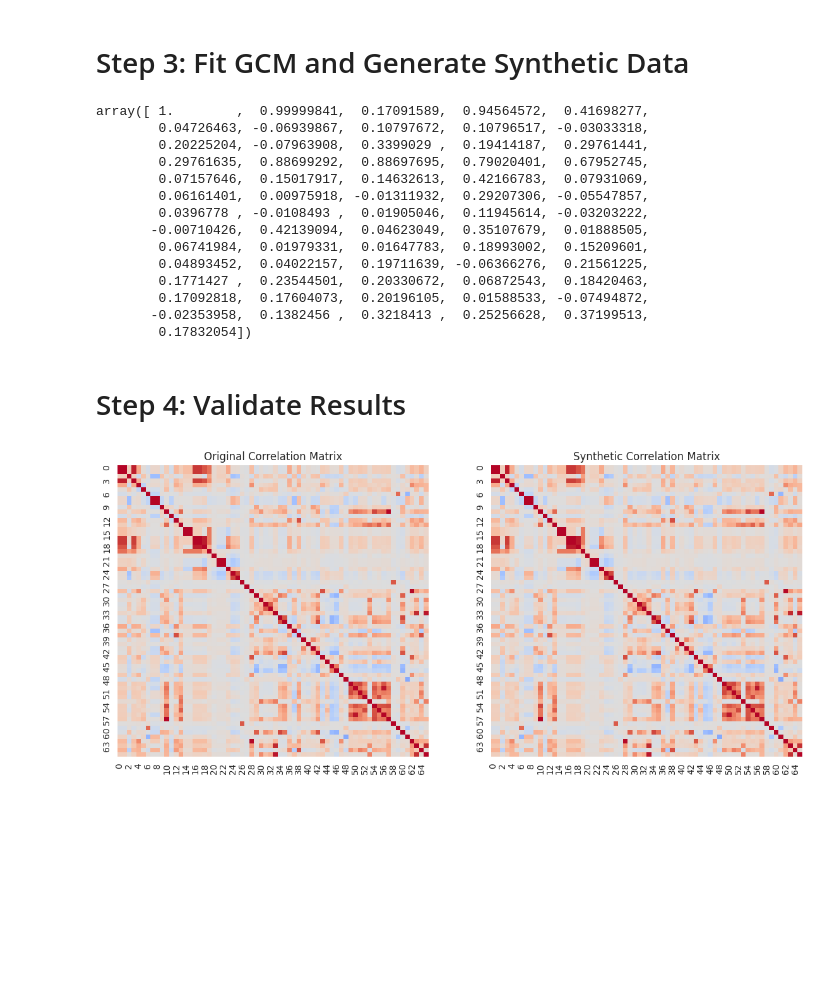
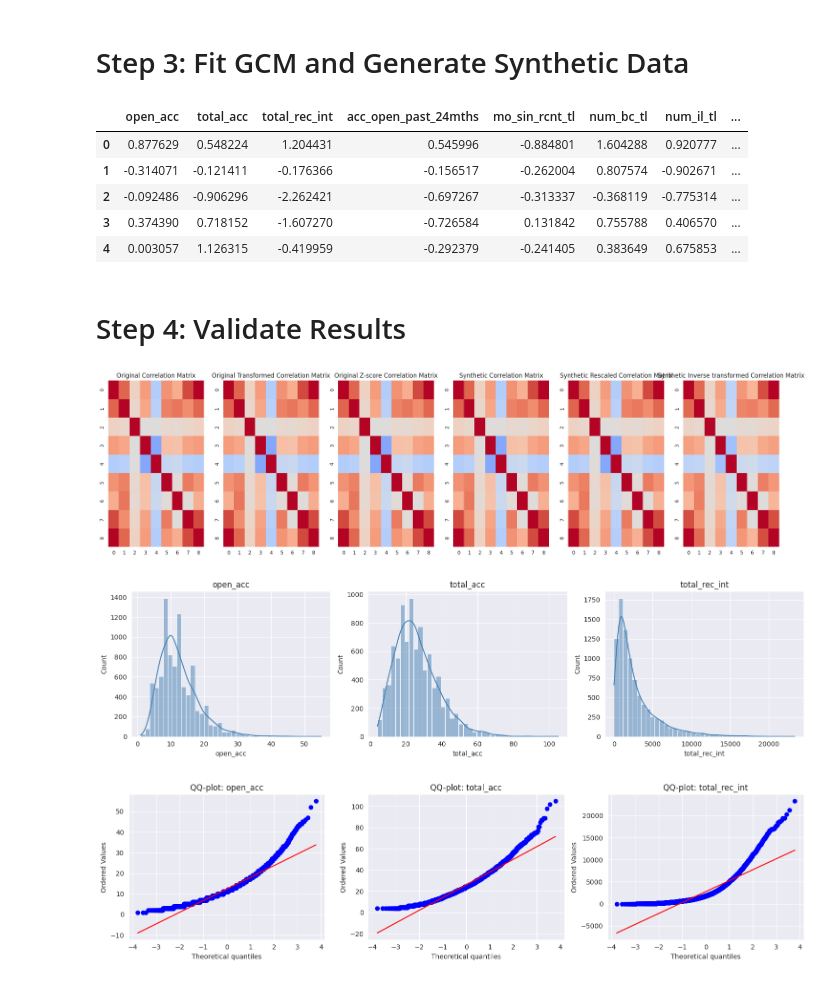
Before and after one commit to wiegerpunter/demo-mcds, a Jupyter notebook: demo_gcm.ipynb, the cells around one changed output. Drawn from its saved outputs; the diff is of its cells as text; code cells hidden in the pictures; blank space fills up the shorter version.

Commit message:
add yeo-johnson transformation and scaling

```diff
--- a/demo_gcm.ipynb
+++ b/demo_gcm.ipynb
@@ -121,45 +198,66 @@ Columns: ['total_credit_limit', 'int_rate', 'annual_inc'], Multipole: 0.5790
 # %%
 # 1. Initialize the GCM model and fit it to your source data
 gcm = GCM()
-gcm.fit(numeric_df)
+gcm.fit(df_normal_trans)
 
 # # 2. Generate synthetic samples
-synthetic_data = gcm.sample(num_samples=50000)
+synthetic_data = pd.DataFrame(gcm.sample(num_samples=50000), columns=df_normal_trans.columns)
 
 # 3. Verify that the correlation structure is preserved
-corr_real = np.corrcoef(numeric_df, rowvar=False)
+corr_real = np.corrcoef(df_train, rowvar=False)
+corr_real_trans = np.corrcoef(df_normal_trans, rowvar=False)
+corr_znorm = np.corrcoef(zscore(df_normal_trans), rowvar=False)
 corr_synth = np.corrcoef(synthetic_data, rowvar=False)
 
-# show rows of synth data.
+synthetic_data.head()
 # %% [output]
-array([ 1.        ,  0.99999841,  0.17091589,  0.94564572,  0.41698277,
-        0.04726463, -0.06939867,  0.10797672,  0.10796517, -0.03033318,
-        0.20225204, -0.07963908,  0.3399029 ,  0.19414187,  0.29761441,
-        0.29761635,  0.88699292,  0.88697695,  0.79020401,  0.67952745,
-        0.07157646,  0.15017917,  0.14632613,  0.42166783,  0.07931069,
-        0.06161401,  0.00975918, -0.01311932,  0.29207306, -0.05547857,
-        0.0396778 , -0.0108493 ,  0.01905046,  0.11945614, -0.03203222,
-       -0.00710426,  0.42139094,  0.04623049,  0.35107679,  0.01888505,
-        0.06741984,  0.01979331,  0.01647783,  0.18993002,  0.15209601,
-        0.04893452,  0.04022157,  0.19711639, -0.06366276,  0.21561225,
-        0.1771427 ,  0.23544501,  0.20330672,  0.06872543,  0.18420463,
-        0.17092818,  0.17604073,  0.20196105,  0.01588533, -0.07494872,
-       -0.02353958,  0.1382456 ,  0.3218413 ,  0.25256628,  0.37199513,
-        0.17832054])
+|  | open_acc | total_acc | total_rec_int | acc_open_past_24mths | mo_sin_rcnt_tl | num_bc_tl | num_il_tl | ... |
+| 0 | 0.877629 | 0.548224 | 1.204431 | 0.545996 | -0.884801 | 1.604288 | 0.920777 | ... |
+| 1 | -0.314071 | -0.121411 | -0.176366 | -0.156517 | -0.262004 | 0.807574 | -0.902671 | ... |
+| 2 | -0.092486 | -0.906296 | -2.262421 | -0.697267 | -0.313337 | -0.368119 | -0.775314 | ... |
+| 3 | 0.374390 | 0.718152 | -1.607270 | -0.726584 | 0.131842 | 0.755788 | 0.406570 | ... |
+| 4 | 0.003057 | 1.126315 | -0.419959 | -0.292379 | -0.241405 | 0.383649 | 0.675853 | ... |
+# %%
+# Compute mean and std from normally distributed original training data
+means = df_normal_trans.mean()
+stds = df_normal_trans.std()
+
+# Rescale synthetic data
+synthetic_rescaled = synthetic_data * stds + means
+
+# Keep as DataFrame with same columns
+synthetic_rescaled = pd.DataFrame(synthetic_rescaled, columns=df_normal_trans.columns)
+corr_synth_rescaled = np.corrcoef(synthetic_rescaled, rowvar=False)
+
+synth_inv_trans = pd.DataFrame(pt.inverse_transform(synthetic_rescaled), columns =  df_normal_trans.columns)
+corr_synth_inv_trans = np.corrcoef(synth_inv_trans, rowvar=False)
 # %% [markdown]
 # Step 4: Validate Results
 # %%
 import matplotlib.pyplot as plt
 import seaborn as sns
 
-fig, axes = plt.subplots(1, 2, figsize=(14,6))
+fig, axes = plt.subplots(1, 6, figsize=(24,6))
 
 sns.heatmap(corr_real, ax=axes[0], cmap="coolwarm", center=0, cbar=False)
 axes[0].set_title("Original Correlation Matrix")
+sns.heatmap(corr_real, ax=axes[1], cmap="coolwarm", center=0, cbar=False)
+axes[1].set_title("Original Transformed Correlation Matrix")
 
-sns.heatmap(corr_synth, ax=axes[1], cmap="coolwarm", center=0, cbar=False)
-axes[1].set_title("Synthetic Correlation Matrix")
+sns.heatmap(corr_znorm, ax=axes[2], cmap="coolwarm", center=0, cbar=False)
+axes[2].set_title("Original Z-score Correlation Matrix")
 
+sns.heatmap(corr_synth, ax=axes[3], cmap="coolwarm", center=0, cbar=False)
+axes[3].set_title("Synthetic Correlation Matrix")
+sns.heatmap(corr_synth_rescaled, ax=axes[4], cmap="coolwarm", center=0, cbar=False)
+axes[4].set_title("Synthetic Rescaled Correlation Matrix")
+sns.heatmap(corr_synth_inv_trans, ax=axes[5], cmap="coolwarm", center=0, cbar=False)
+axes[5].set_title("Synthetic Inverse transformed Correlation Matrix")
 plt.show()
 # %% [output]
-[figure, old version]
+[figure, new version]
+# %%
+plot_distributions(df_train, synthetic_data.columns[:3])
+# %% [output]
+[figure, added]
+[figure, added]
```
Also changed, not shown: parts of 17 cells of this notebook.
